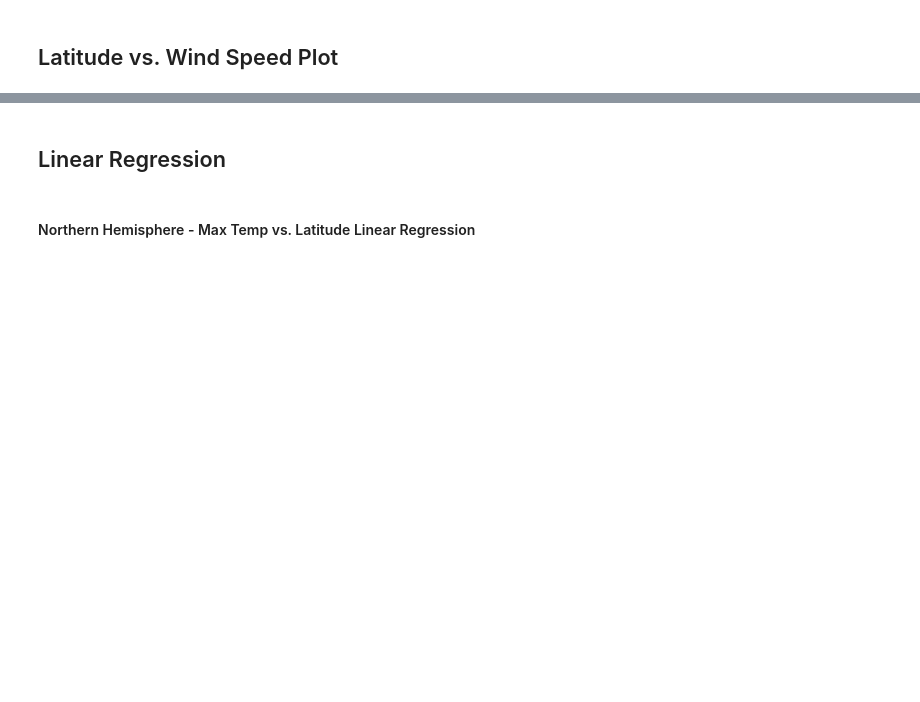
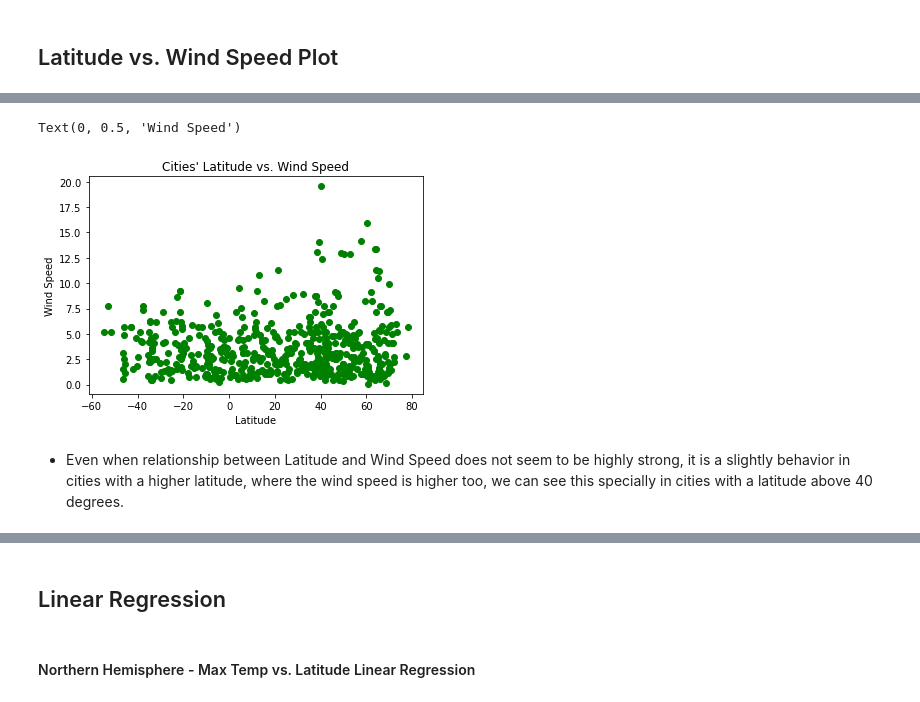
Before and after one commit to damontufar/python-api-challenge, a Jupyter notebook: WeatherPy/WeatherPy.ipynb, the cells around one changed output, grey strips where cells are left out. Drawn from its saved outputs; the diff is of its cells as text; code cells hidden in the pictures; blank space fills up the shorter version.

```diff
--- a/WeatherPy/WeatherPy.ipynb
+++ b/WeatherPy/WeatherPy.ipynb
@@ -167,0 +233,14 @@ Int64Index([], dtype='int64')
+# %%
+#Scatter Plot for Lat vs Humidity
+
+x_values = weather_df["Lat"]
+y_values = weather_df["Wind Speed"]
+plt.scatter(x_values, y_values, color = "g")
+plt.title("Cities' Latitude vs. Wind Speed")
+plt.xlabel("Latitude")
+plt.ylabel("Wind Speed")
+# %% [output]
+Text(0, 0.5, 'Wind Speed')
+[figure, added]
+# %% [markdown]
+- Even when relationship between Latitude and Wind Speed does not seem to be highly strong, it is a slightly behavior in cities with a higher latitude, where the wind speed is higher too, we can see this specially in cities with a latitude above 40 degrees.
```
Also changed, not shown: parts of 34 cells of this notebook.
